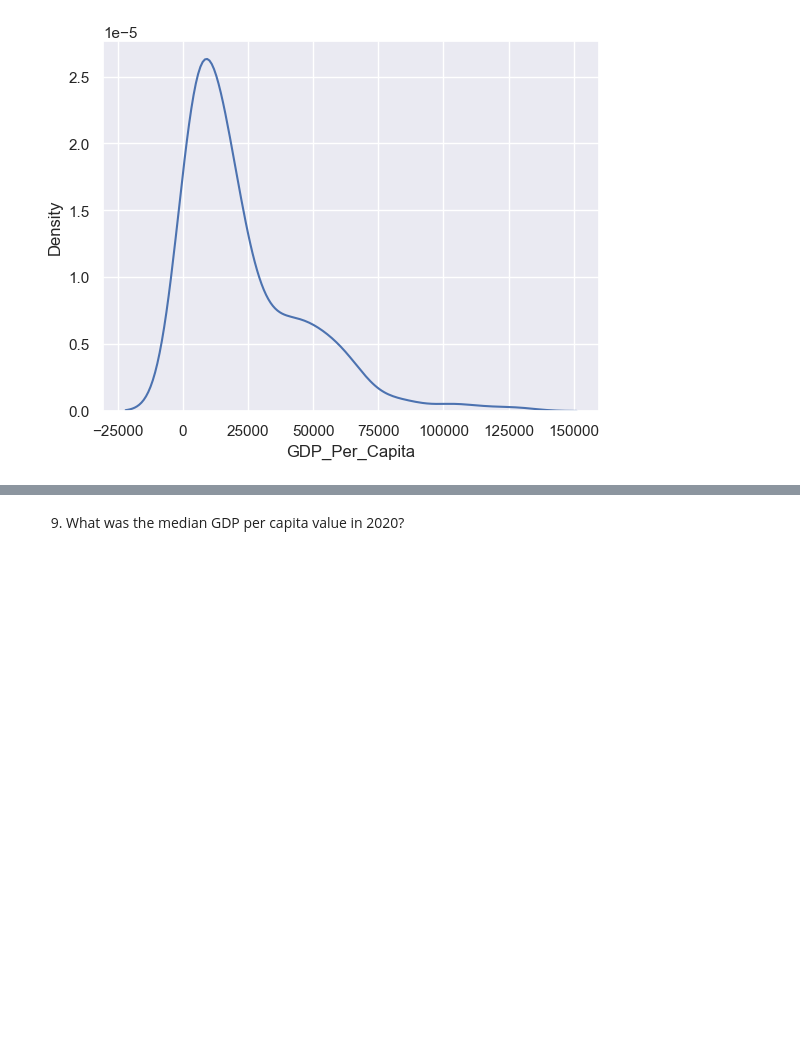
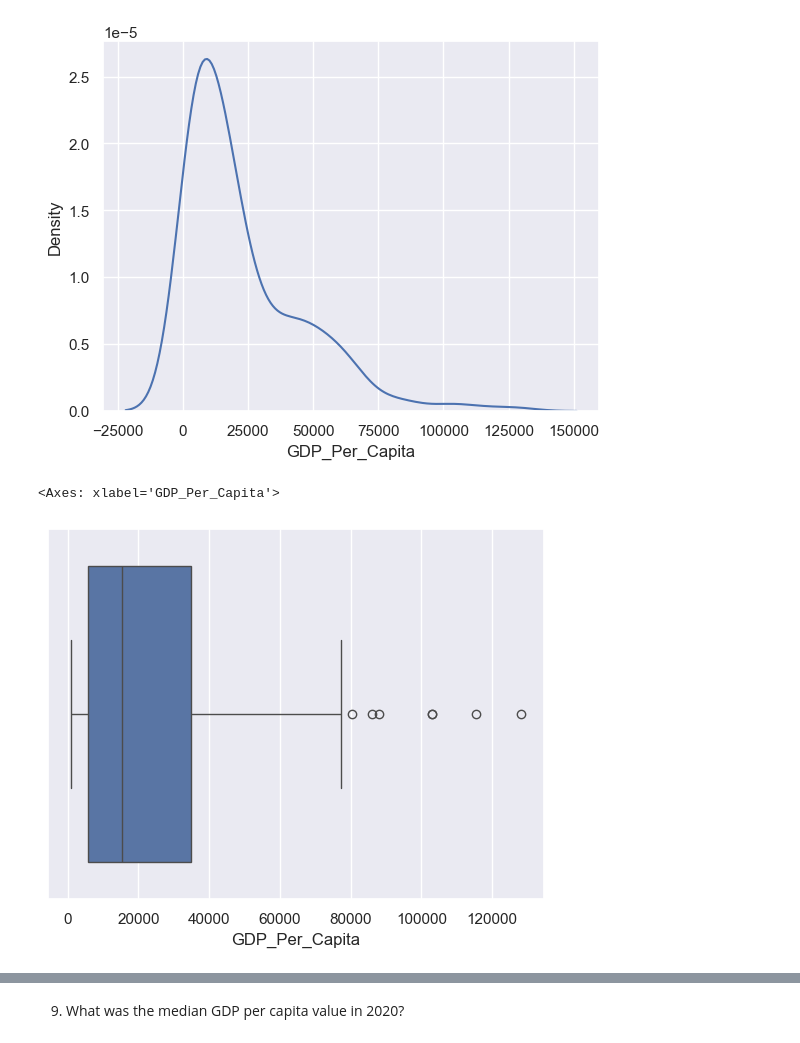
Before and after one commit to NSS-Data-Analytics-Cohort-14/gdp-and-internet-usage-kshaffer93, a Jupyter notebook: notebooks/example.ipynb, the cells around one changed output, grey strips where cells are left out. Cells and saved outputs as stored; diff of their text form; code cells hidden in the pictures; blank space fills up the shorter version.

Commit message:
all graphs

```diff
--- a/notebooks/example.ipynb
+++ b/notebooks/example.ipynb
@@ -131,3 +131,8 @@ sns.kdeplot(data=graphs_2020, x="GDP_Per_Capita")
 # %% [output]
 <Axes: xlabel='GDP_Per_Capita', ylabel='Density'>
 [figure]
+# %%
+sns.boxplot(x=graphs_2020["GDP_Per_Capita"])
+# %% [output]
+<Axes: xlabel='GDP_Per_Capita'>
+[figure, added]
```
Also changed, not shown: parts of 1 cell of this notebook.
